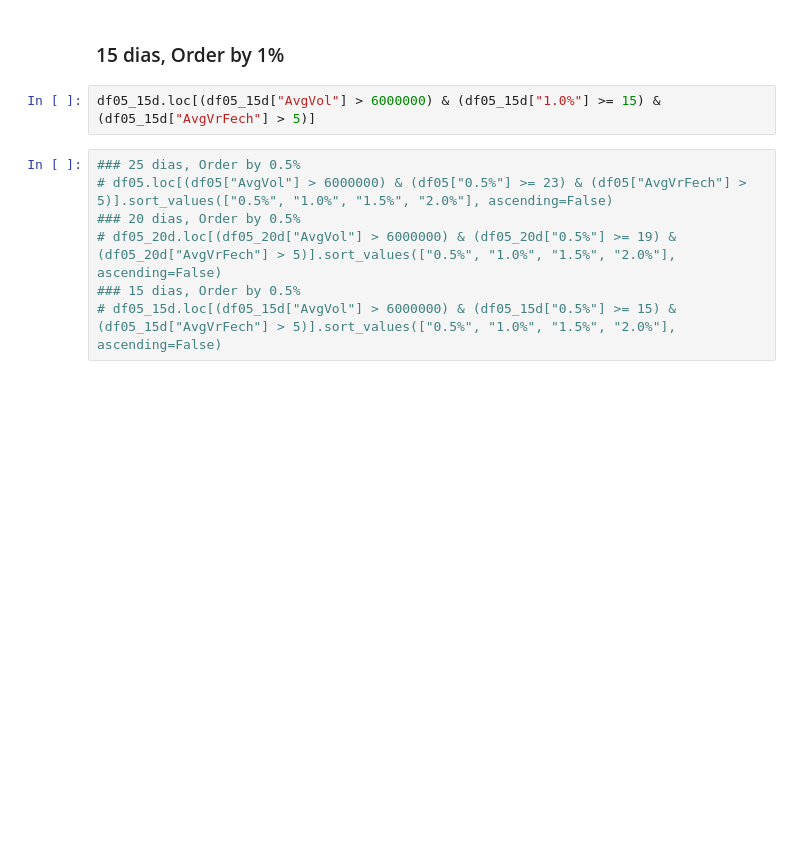
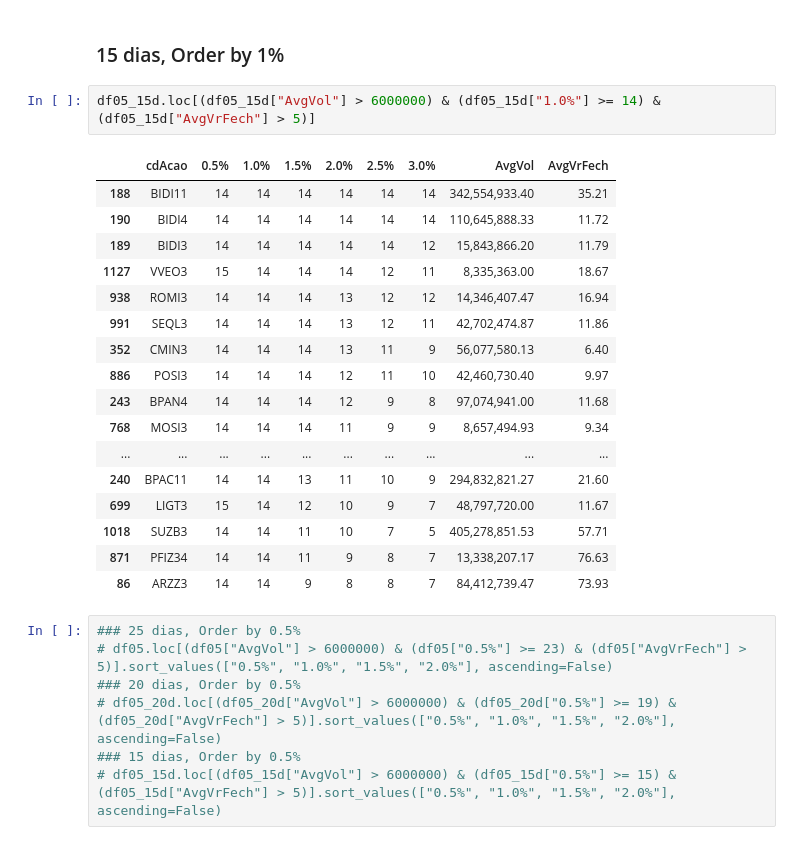
Before and after one commit to alexandre-esmeraldo/StockManager, a Jupyter notebook: StockManager_Processamento.ipynb, the cells around one changed output. Saved outputs shown, nothing was run; the diff lists cells and outputs as text; blank space fills up the shorter version.

Commit message:
Processamento em Dataframe

```diff
--- a/StockManager_Processamento.ipynb
+++ b/StockManager_Processamento.ipynb
@@ -168,7 +197,25 @@ df05_20d.loc[(df05_20d["AvgVol"] > 6000000) & (df05_20d["1.0%"] >= 18) & (df05_2
 # %% [markdown]
 ### 15 dias, Order by 1%
 # %%
-df05_15d.loc[(df05_15d["AvgVol"] > 6000000) & (df05_15d["1.0%"] >= 15) & (df05_15d["AvgVrFech"] > 5)]
+df05_15d.loc[(df05_15d["AvgVol"] > 6000000) & (df05_15d["1.0%"] >= 14) & (df05_15d["AvgVrFech"] > 5)]
+# %% [output]
+|  | cdAcao | 0.5% | 1.0% | 1.5% | 2.0% | 2.5% | 3.0% | AvgVol | AvgVrFech |
+| 188 | BIDI11 | 14 | 14 | 14 | 14 | 14 | 14 | 342,554,933.40 | 35.21 |
+| 190 | BIDI4 | 14 | 14 | 14 | 14 | 14 | 14 | 110,645,888.33 | 11.72 |
+| 189 | BIDI3 | 14 | 14 | 14 | 14 | 14 | 12 | 15,843,866.20 | 11.79 |
+| 1127 | VVEO3 | 15 | 14 | 14 | 14 | 12 | 11 | 8,335,363.00 | 18.67 |
+| 938 | ROMI3 | 14 | 14 | 14 | 13 | 12 | 12 | 14,346,407.47 | 16.94 |
+| 991 | SEQL3 | 14 | 14 | 14 | 13 | 12 | 11 | 42,702,474.87 | 11.86 |
+| 352 | CMIN3 | 14 | 14 | 14 | 13 | 11 | 9 | 56,077,580.13 | 6.40 |
+| 886 | POSI3 | 14 | 14 | 14 | 12 | 11 | 10 | 42,460,730.40 | 9.97 |
+| 243 | BPAN4 | 14 | 14 | 14 | 12 | 9 | 8 | 97,074,941.00 | 11.68 |
+| 768 | MOSI3 | 14 | 14 | 14 | 11 | 9 | 9 | 8,657,494.93 | 9.34 |
+| ... | ... | ... | ... | ... | ... | ... | ... | ... | ... |
+| 240 | BPAC11 | 14 | 14 | 13 | 11 | 10 | 9 | 294,832,821.27 | 21.60 |
+| 699 | LIGT3 | 15 | 14 | 12 | 10 | 9 | 7 | 48,797,720.00 | 11.67 |
+| 1018 | SUZB3 | 14 | 14 | 11 | 10 | 7 | 5 | 405,278,851.53 | 57.71 |
+| 871 | PFIZ34 | 14 | 14 | 11 | 9 | 8 | 7 | 13,338,207.17 | 76.63 |
+| 86 | ARZZ3 | 14 | 14 | 9 | 8 | 8 | 7 | 84,412,739.47 | 73.93 |
 # %%
 ### 25 dias, Order by 0.5%
 # df05.loc[(df05["AvgVol"] > 6000000) & (df05["0.5%"] >= 23) & (df05["AvgVrFech"] > 5)].sort_values(["0.5%", "1.0%", "1.5%", "2.0%"], ascending=False)
```
Also changed, not shown: parts of 9 cells of this notebook, 1 other file.
